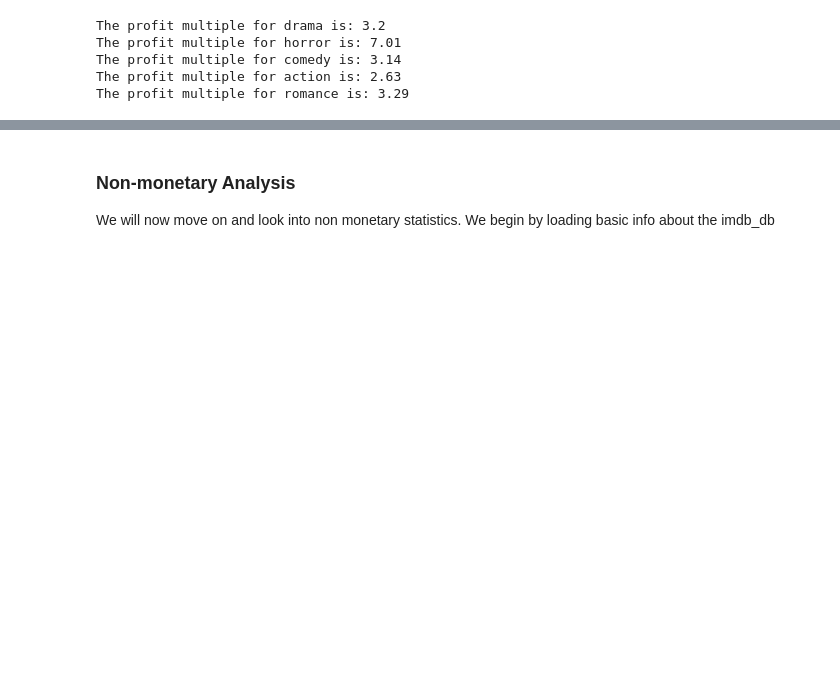
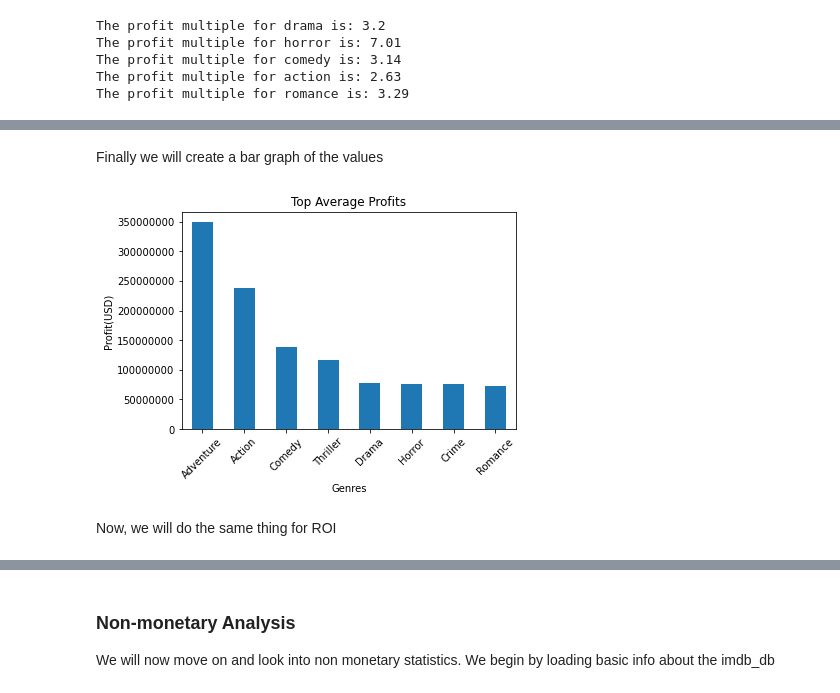
Before and after one commit to joshuaedelstein15/Phase1_Project, a Jupyter notebook: Movie_Analysis.ipynb, the cells around one changed output, grey strips where cells are left out. Drawn from its saved outputs; the diff is of its cells as text; code cells hidden in the pictures; blank space fills up the shorter version.

```diff
--- a/Movie_Analysis.ipynb
+++ b/Movie_Analysis.ipynb
@@ -538,0 +473,3 @@ We will now move on from the monetary analysis, and look at other factors that d
+# %%
+main_genres = count_150.merge(explode_mean_stats, how='inner', on = 'new_genre')
+main_genres
@@ -538,0 +489,3 @@ We will now move on from the monetary analysis, and look at other factors that d
+# %%
+top_prof = main_genres.worldwide_gross.sort_values(ascending= False)
+top_prof
@@ -538,0 +503,23 @@ We will now move on from the monetary analysis, and look at other factors that d
+# %% [markdown]
+Finally we will create a bar graph of the values
+# %%
+# fig, ax = plt.subplots(figsize=(16, 5))
+
+# # Plot data
+# ax.bar(top_10_prof.index, top_10_prof.values)
+
+# # Customize appearance
+# ax.tick_params(axis="x", labelrotation=45)
+# ax.set_ylabel("Average Profit")
+# ax.set_title("Top 10 Average Profits");
+
+top_prof.plot(kind='bar')
+plt.ticklabel_format(style='plain', axis='y')
+plt.xlabel('Genres')
+plt.xticks(rotation=45)
+plt.ylabel('Profit(USD)')
+plt.title("Top Average Profits");
+# %% [output]
+[figure, added]
+# %% [markdown]
+Now, we will do the same thing for ROI
```
Also changed, not shown: parts of 35 cells of this notebook, 3 other files.
